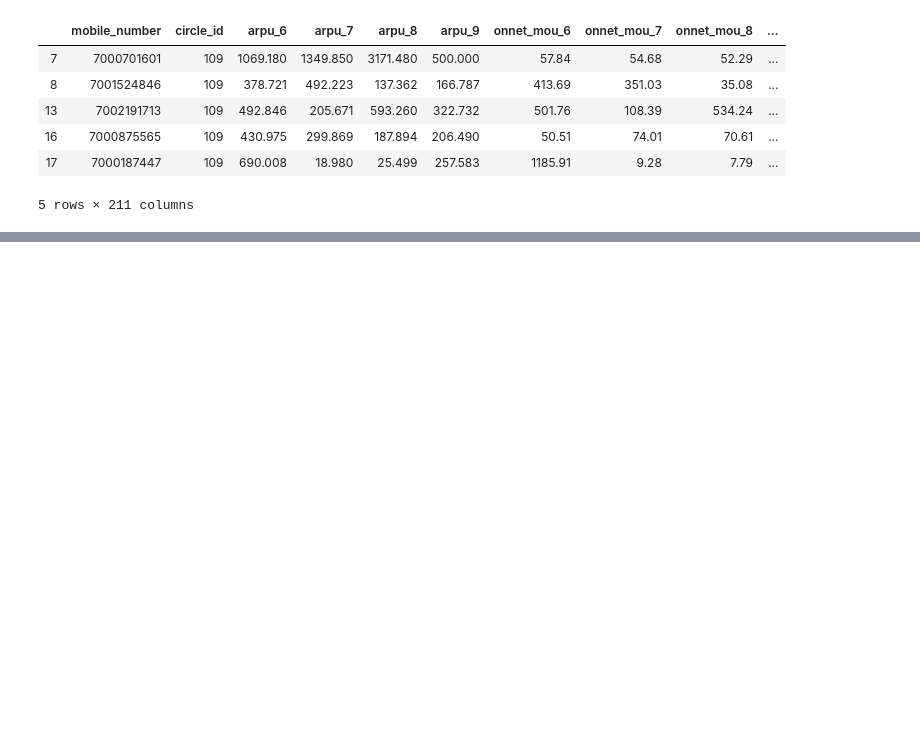
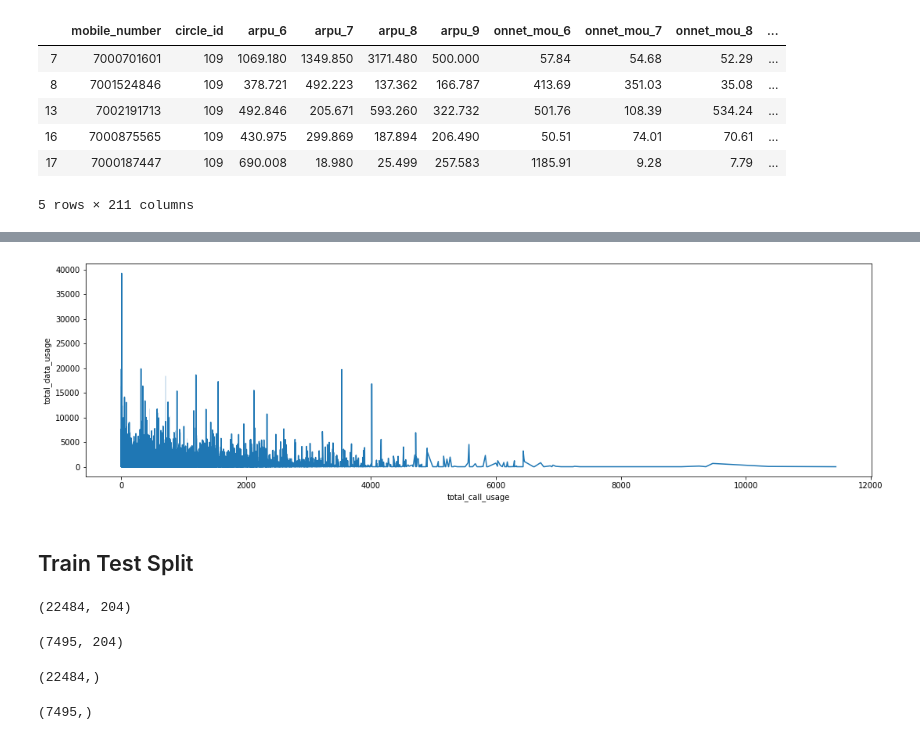
Before and after one commit to singh-manvinder/telecom_churn, a Jupyter notebook: solution.ipynb, the cells around one changed output, grey strips where cells are left out. Cells and saved outputs as stored; diff of their text form; code cells hidden in the pictures; blank space fills up the shorter version.

```diff
--- a/solution.ipynb
+++ b/solution.ipynb
@@ -240,0 +395,6 @@ df_churn_hvc.head()
+# %%
+plt.figure(figsize=(18, 5))
+sns.lineplot(x='total_call_usage', y='total_data_usage', data=df_churn_hvc)
+plt.show()
+# %% [output]
+[figure, added]
@@ -240,0 +403,2 @@ df_churn_hvc.head()
+# %% [markdown]
+## Train Test Split
@@ -240,0 +411,16 @@ df_churn_hvc.head()
+# %%
+X_train.shape
+# %% [output]
+(22484, 204)
+# %%
+X_test.shape
+# %% [output]
+(7495, 204)
+# %%
+y_train.shape
+# %% [output]
+(22484,)
+# %%
+y_test.shape
+# %% [output]
+(7495,)
```
Also changed, not shown: parts of 25 cells of this notebook.
